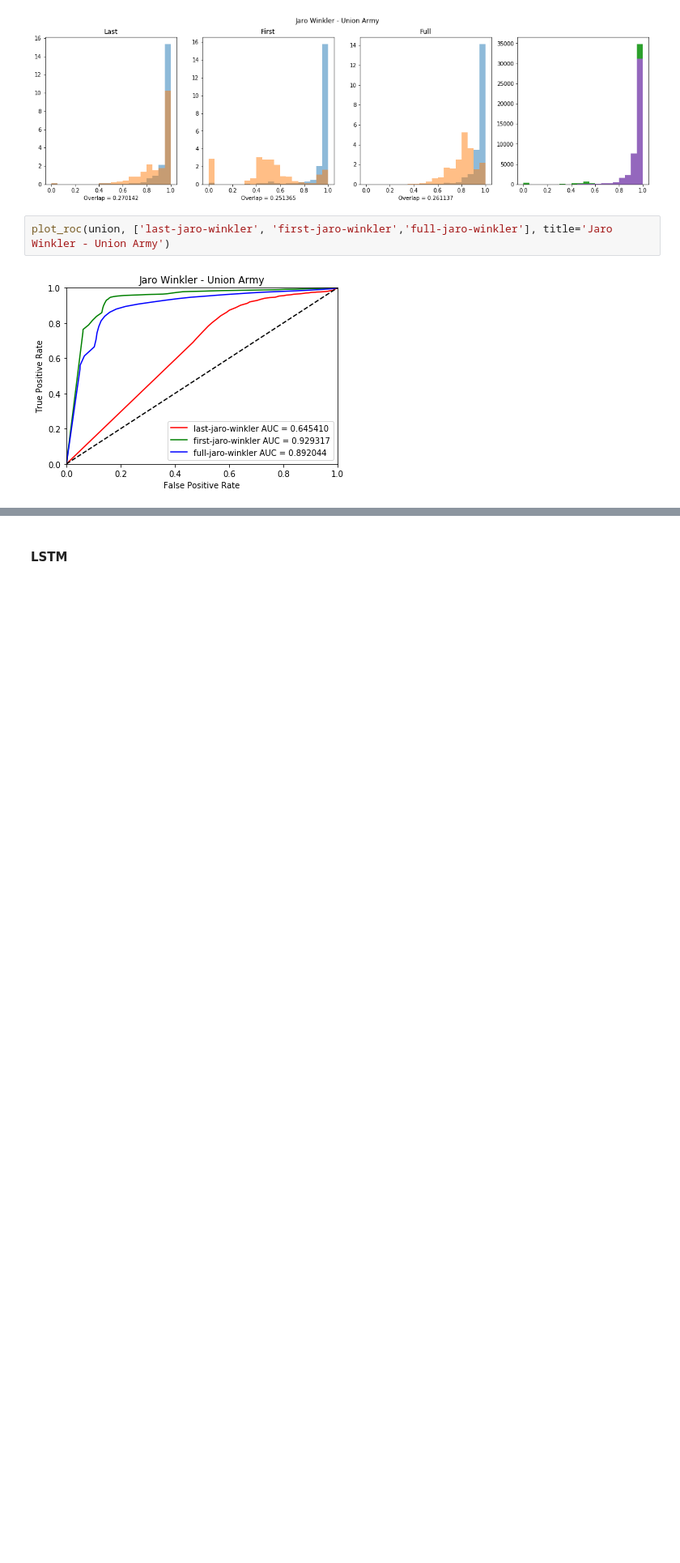
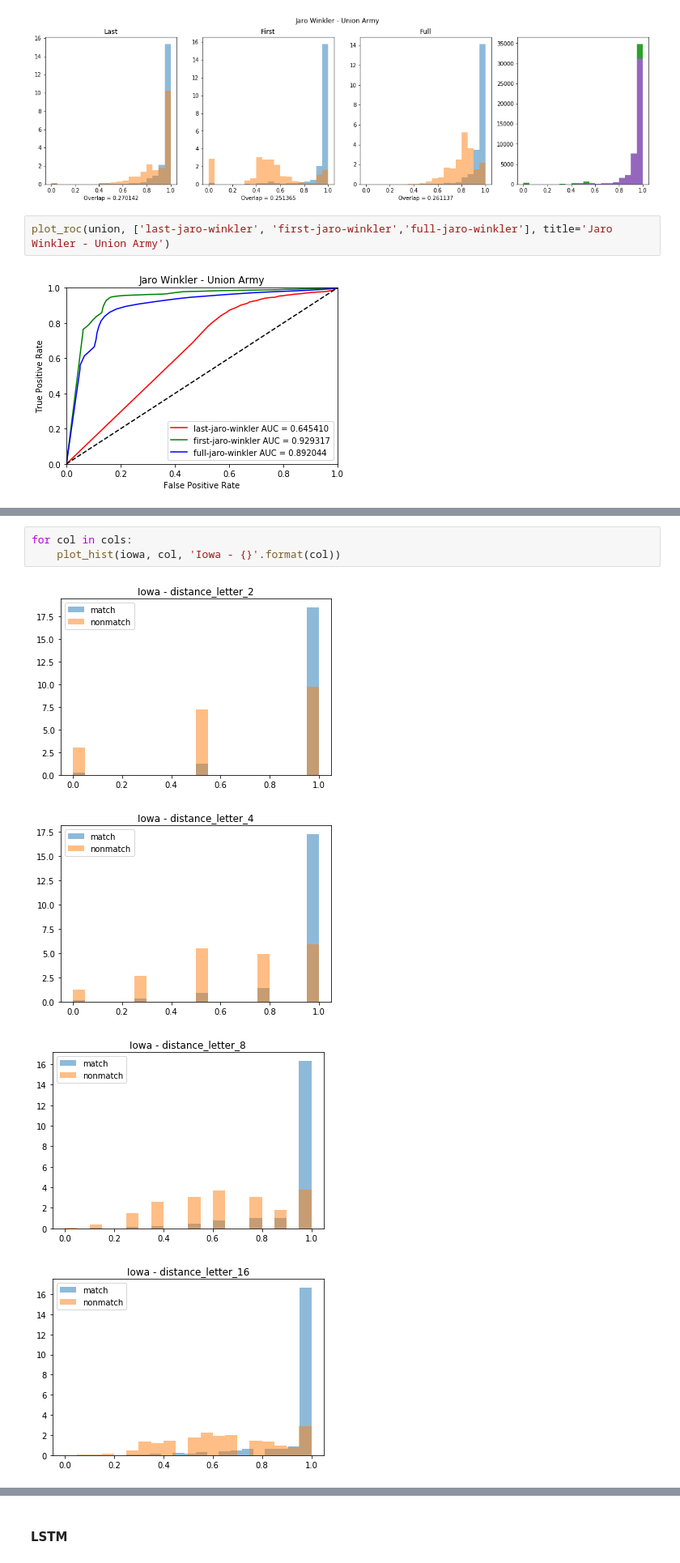
Before and after one commit to kailin-lu/recordlinker, a Jupyter notebook: notebooks/AccuracyComparison.ipynb, the cells around one changed output, grey strips where cells are left out. Shown: that part at 81% size. Saved outputs shown, nothing was run; the diff lists cells and outputs as text; blank space fills up the shorter version.

```diff
--- a/notebooks/AccuracyComparison.ipynb
+++ b/notebooks/AccuracyComparison.ipynb
@@ -246,0 +237,8 @@ plt.hist(normalized_nonmatches_diff, bins=20, normed=True)
+# %%
+for col in cols:
+    plot_hist(iowa, col, 'Iowa - {}'.format(col))
+# %% [output]
+[figure, added]
+[figure, added]
+[figure, added]
+[figure, added]
```
Also changed, not shown: parts of 79 cells of this notebook, 9 other files.
